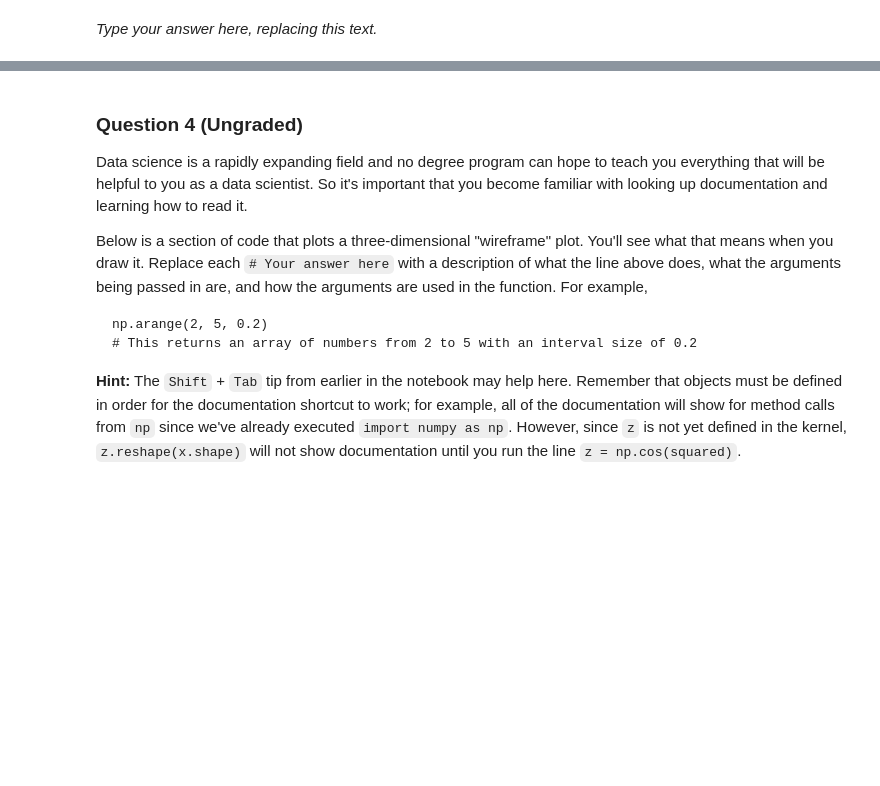
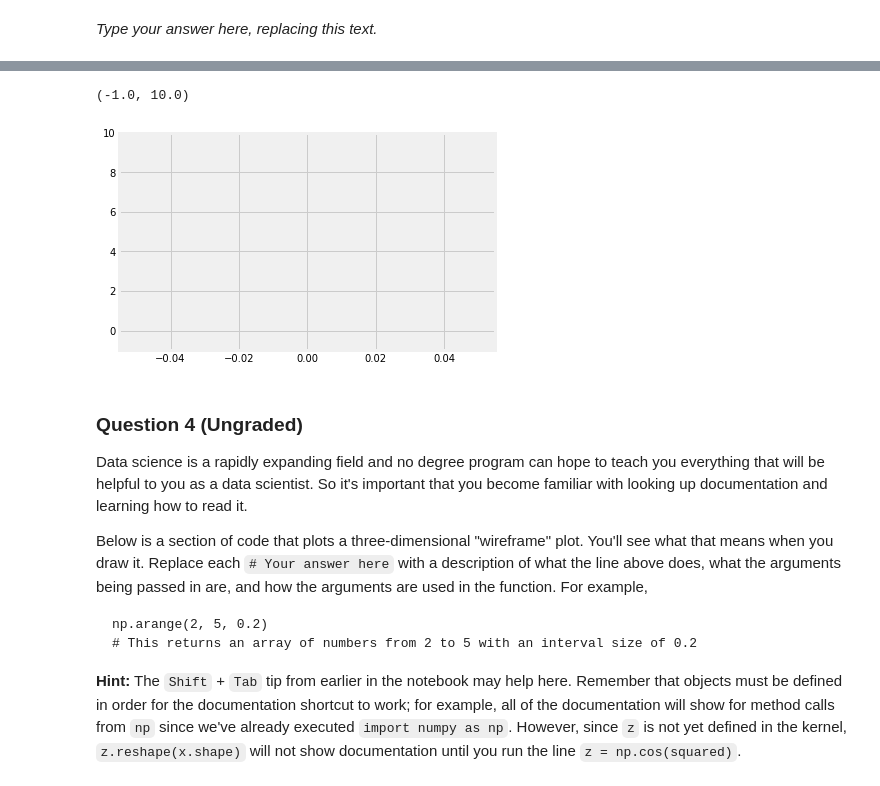
Before and after one commit to DS-100/sp22, a Jupyter notebook: lab/lab01/lab01.ipynb, the cells around one changed output, grey strips where cells are left out. Cells and saved outputs as stored; diff of their text form; code cells hidden in the pictures; blank space fills up the shorter version.

```diff
--- a/lab/lab01/lab01.ipynb
+++ b/lab/lab01/lab01.ipynb
@@ -368,14 +395,20 @@ name: q3c
 # %%
 def f(x):
     ...
 
 def df(x):
     ...
 
 def plot(f, df):
     ...
 
-plot(f, df)
+# plot(f, df)
+
+plt.plot()
+plt.ylim(-1, 10)
+# %% [output]
+(-1.0, 10.0)
+[figure, added]
 # %% [markdown]
 ### Question 4 (Ungraded) ##
 
```
Also changed, not shown: parts of 5 cells of this notebook.
